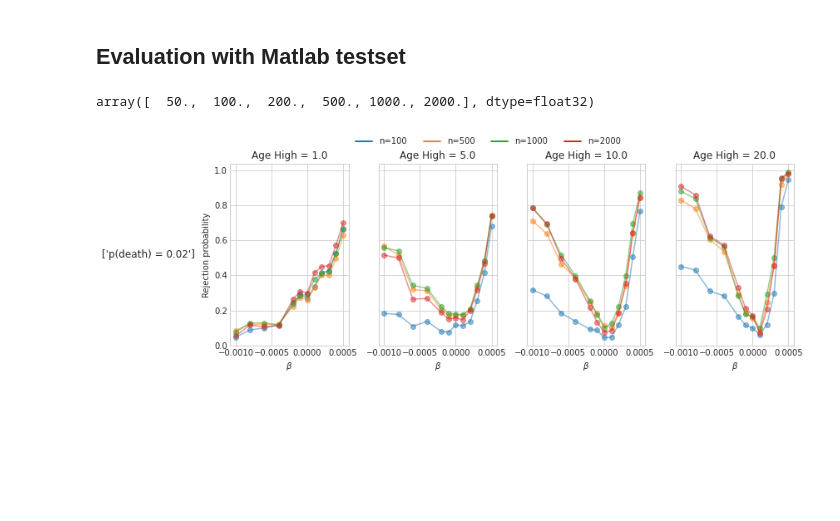
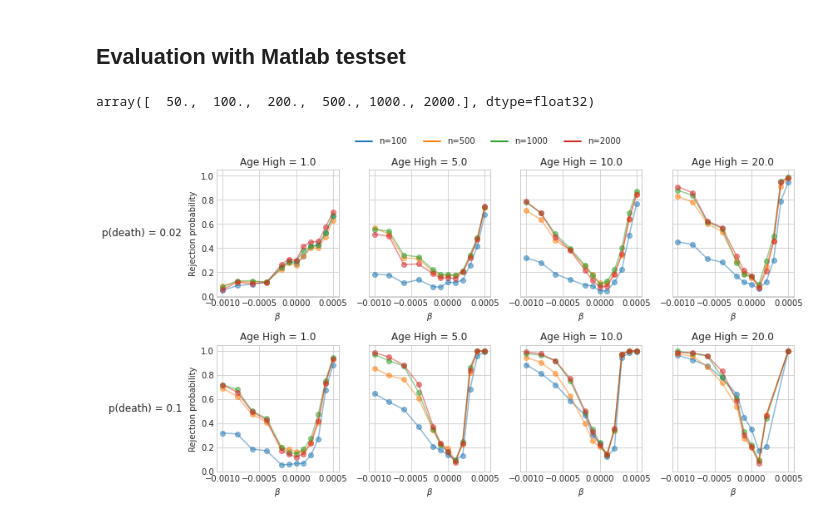
Before and after one commit to annenna4/Interplay-between-age-structure-and-cultural-transmission, a Jupyter notebook: notebooks/scenario-analysis.ipynb, the cells around one changed output. Drawn from its saved outputs; the diff is of its cells as text; code cells hidden in the pictures; blank space fills up the shorter version.

Commit message:
complete plots

```diff
--- a/notebooks/scenario-analysis.ipynb
+++ b/notebooks/scenario-analysis.ipynb
@@ -358,53 +358,53 @@ plt.savefig("../plots/scenario3-rejection.png",
 # %%
 transform = Compose(HillNumbers(q_step=0.25, compute_p=False))
 data = PresimulatedDataset.load("../data/matlab-testset.npz", transform=transform)
-# %%
-np.unique(data.theta[:, 4])
-# %% [output]
-array([  50.,  100.,  200.,  500., 1000., 2000.], dtype=float32)
+# %%
+np.unique(data.theta[:, 4])
+# %% [output]
+array([  50.,  100.,  200.,  500., 1000., 2000.], dtype=float32)
 # %%
-fig, axes = plt.subplots(ncols=4, nrows=1, sharey=True, figsize=(12, 4))
+fig, axes = plt.subplots(ncols=4, nrows=2, sharey=True, figsize=(12, 6))
 
 for j, n in enumerate((100, 500, 1000, 2000)):
     theta, dataset = data[data.theta[:, -1] == n]
 
-    for i, p_death in enumerate((0.02,)):
+    for i, p_death in enumerate((0.02, 0.1)):
 
         X_test, theta_test = dataset.numpy(), theta.numpy()
         y_test = (theta_test[:, 0] != 0).astype(int)
 
         index = (theta_test[:, 1] == p_death)
 
         X_test, y_test = X_test[index], y_test[index]
 
         probs = models_2[n]["clf"].predict_proba(X_test)[:, 1]
         pred = (probs > 0.5).astype(float)
 
         df = pd.DataFrame(theta_test[index], columns=["p_mut", "p_death", "b", "age_max", "_"])
         df["pred"] = pred
         for k, (age, g) in enumerate(df.groupby("age_max")):
             g = g.groupby("b")["pred"].mean()
-            axes[k].plot(g.index, g.values, '-o', color=f"C{j}", alpha=0.5)
-            axes[k].set(xlabel="$\\beta$", title=f"Age High = {age - 1}")
+            axes[i, k].plot(g.index, g.values, '-o', color=f"C{j}", alpha=0.5)
+            axes[i, k].set(xlabel="$\\beta$", title=f"Age High = {age - 1}")
 
-        axes[i].set(ylabel="Rejection probability")
+        axes[i, 0].set(ylabel="Rejection probability")
 
-rows = [f'p(death) = {v}' for v in (0.02,)],#, 0.1)]
+rows = [f'p(death) = {v}' for v in (0.02, 0.1)]
 pad = 5
-for ax, row in zip(axes, rows):
+for ax, row in zip(axes[:, 0], rows):
     ax.annotate(row, xy=(0, 0.5), xytext=(-ax.yaxis.labelpad - pad, 0),
                 xycoords=ax.yaxis.label, textcoords='offset points',
                 size='large', ha='right', va='center')
 
 custom_lines = [Line2D([0], [0], color="C0", lw=2),
                 Line2D([0], [0], color="C1", lw=2),
                 Line2D([0], [0], color="C2", lw=2),
                 Line2D([0], [0], color="C3", lw=2)]
 fig.legend(custom_lines, ['n=100', 'n=500', 'n=1000', 'n=2000'],
           loc="upper center", ncol=4, bbox_to_anchor=(0.55, 1.05), frameon=False)
 
 plt.tight_layout()
 plt.savefig("../plots/scenario3-matlab-rejection.png",
             transparent=True, dpi=300, bbox_inches='tight')
 # %% [output]
-[figure, old version]
+[figure, new version]
```
Also changed, not shown: 1 other file.
